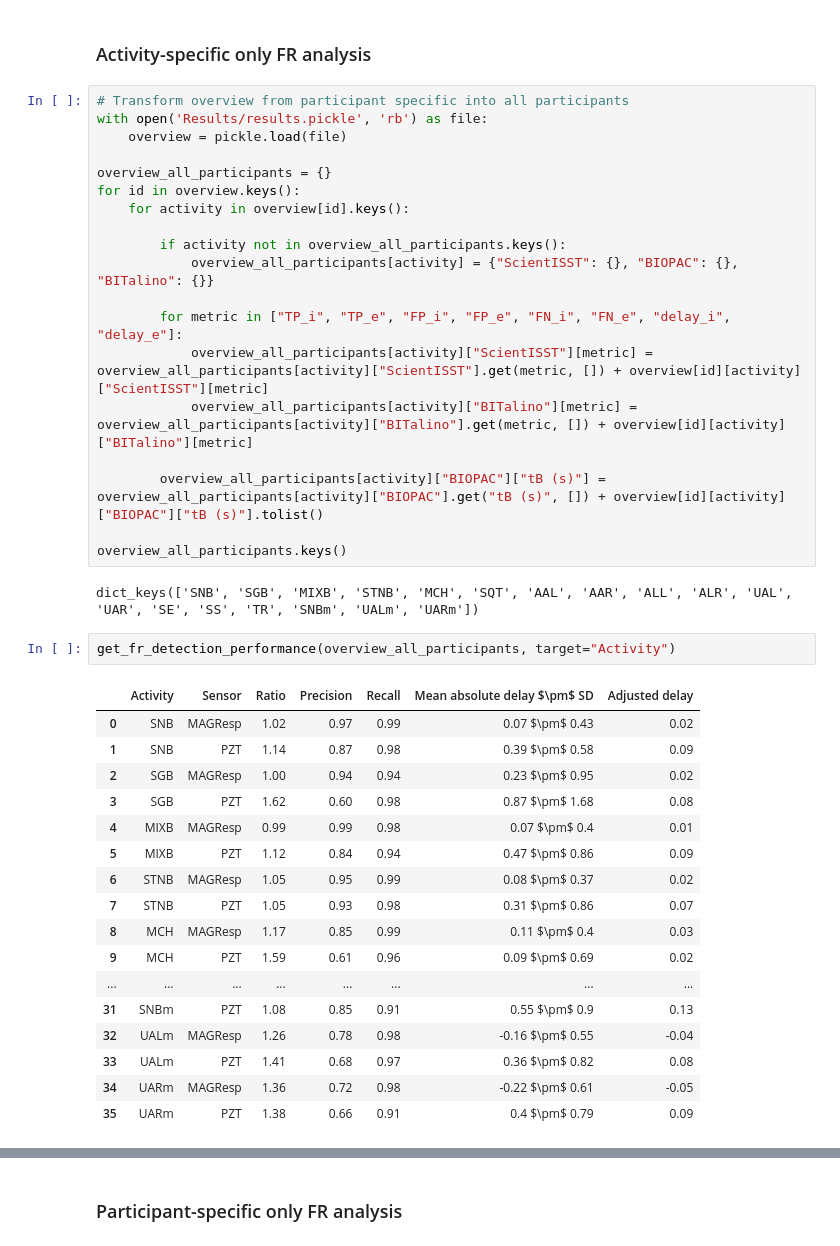
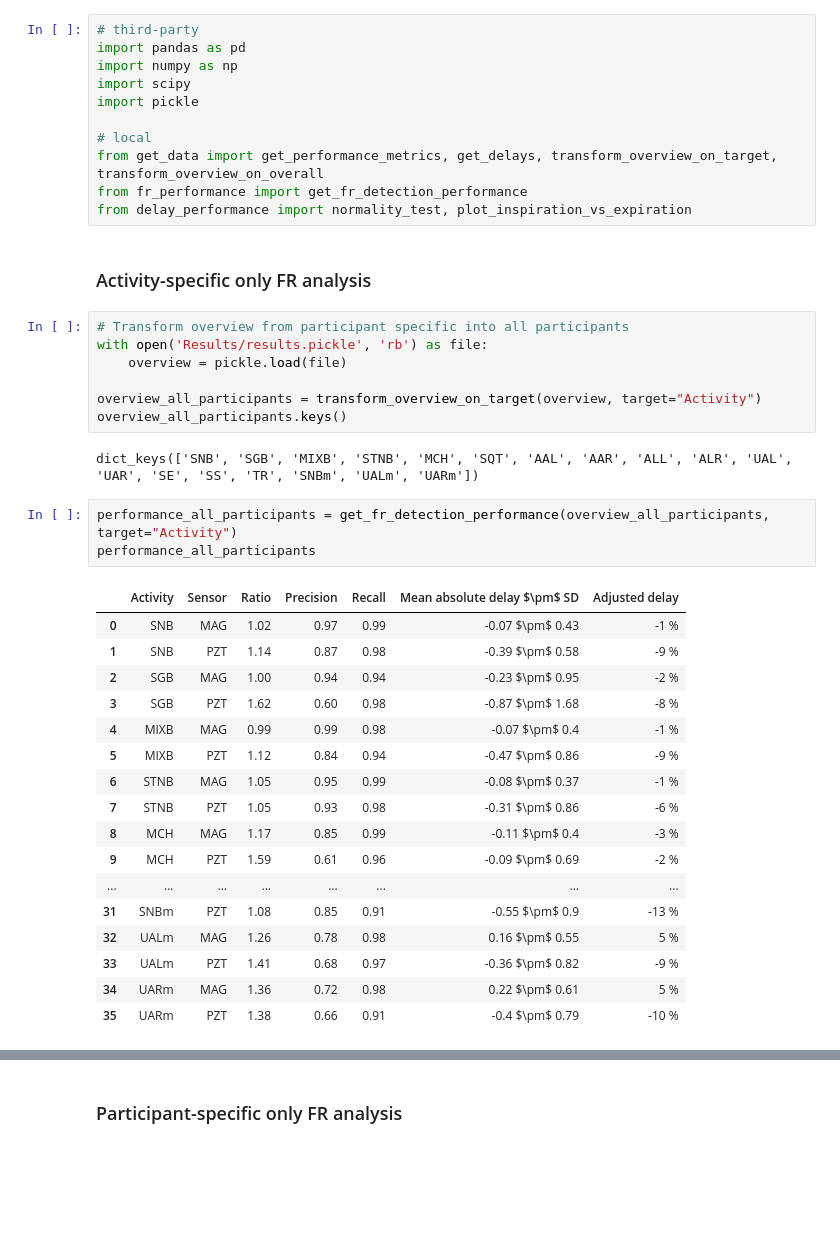
Before and after one commit to anascacais/analysis-RESP-data, a Jupyter notebook: fr_analysis.ipynb, the cells around one changed output, grey strips where cells are left out. Cells and saved outputs as stored; diff of their text form; blank space fills up the shorter version.

Commit message:
add delay analysis

```diff
--- a/fr_analysis.ipynb
+++ b/fr_analysis.ipynb
@@ -84,43 +1,43 @@ def get_fr_detection_performance(overview, target):
+# %%
+# third-party
+import pandas as pd
+import numpy as np
+import scipy
+import pickle
+
+# local
+from get_data import get_performance_metrics, get_delays, transform_overview_on_target, transform_overview_on_overall
+from fr_performance import get_fr_detection_performance
+from delay_performance import normality_test, plot_inspiration_vs_expiration
 # %% [markdown]
 ### Activity-specific only FR analysis
-# %%
-# Transform overview from participant specific into all participants
-with open('Results/results.pickle', 'rb') as file:
-    overview = pickle.load(file)
-
-overview_all_participants = {}
-for id in overview.keys():
-    for activity in overview[id].keys():
-
-        if activity not in overview_all_participants.keys():
-            overview_all_participants[activity] = {"ScientISST": {}, "BIOPAC": {}, "BITalino": {}}
-
-        for metric in ["TP_i", "TP_e", "FP_i", "FP_e", "FN_i", "FN_e", "delay_i", "delay_e"]:
-            overview_all_participants[activity]["ScientISST"][metric] = overview_all_participants[activity]["ScientISST"].get(metric, []) + overview[id][activity]["ScientISST"][metric]
-            overview_all_participants[activity]["BITalino"][metric] = overview_all_participants[activity]["BITalino"].get(metric, []) + overview[id][activity]["BITalino"][metric]
-
-        overview_all_participants[activity]["BIOPAC"]["tB (s)"] = overview_all_participants[activity]["BIOPAC"].get("tB (s)", []) + overview[id][activity]["BIOPAC"]["tB (s)"].tolist()
-
-overview_all_participants.keys()
-# %% [output]
-dict_keys(['SNB', 'SGB', 'MIXB', 'STNB', 'MCH', 'SQT', 'AAL', 'AAR', 'ALL', 'ALR', 'UAL', 'UAR', 'SE', 'SS', 'TR', 'SNBm', 'UALm', 'UARm'])
+# %%
+# Transform overview from participant specific into all participants
+with open('Results/results.pickle', 'rb') as file:
+    overview = pickle.load(file)
+
+overview_all_participants = transform_overview_on_target(overview, target="Activity")
+overview_all_participants.keys()
+# %% [output]
+dict_keys(['SNB', 'SGB', 'MIXB', 'STNB', 'MCH', 'SQT', 'AAL', 'AAR', 'ALL', 'ALR', 'UAL', 'UAR', 'SE', 'SS', 'TR', 'SNBm', 'UALm', 'UARm'])
 # %%
-get_fr_detection_performance(overview_all_participants, target="Activity")
+performance_all_participants = get_fr_detection_performance(overview_all_participants, target="Activity")
+performance_all_participants
 # %% [output]
 |  | Activity | Sensor | Ratio | Precision | Recall | Mean absolute delay $\pm$ SD | Adjusted delay |
-| 0 | SNB | MAGResp | 1.02 | 0.97 | 0.99 | 0.07 $\pm$ 0.43 | 0.02 |
-| 1 | SNB | PZT | 1.14 | 0.87 | 0.98 | 0.39 $\pm$ 0.58 | 0.09 |
-| 2 | SGB | MAGResp | 1.00 | 0.94 | 0.94 | 0.23 $\pm$ 0.95 | 0.02 |
-| 3 | SGB | PZT | 1.62 | 0.60 | 0.98 | 0.87 $\pm$ 1.68 | 0.08 |
-| 4 | MIXB | MAGResp | 0.99 | 0.99 | 0.98 | 0.07 $\pm$ 0.4 | 0.01 |
-| 5 | MIXB | PZT | 1.12 | 0.84 | 0.94 | 0.47 $\pm$ 0.86 | 0.09 |
-| 6 | STNB | MAGResp | 1.05 | 0.95 | 0.99 | 0.08 $\pm$ 0.37 | 0.02 |
-| 7 | STNB | PZT | 1.05 | 0.93 | 0.98 | 0.31 $\pm$ 0.86 | 0.07 |
-| 8 | MCH | MAGResp | 1.17 | 0.85 | 0.99 | 0.11 $\pm$ 0.4 | 0.03 |
-| 9 | MCH | PZT | 1.59 | 0.61 | 0.96 | 0.09 $\pm$ 0.69 | 0.02 |
+| 0 | SNB | MAG | 1.02 | 0.97 | 0.99 | -0.07 $\pm$ 0.43 | -1 % |
+| 1 | SNB | PZT | 1.14 | 0.87 | 0.98 | -0.39 $\pm$ 0.58 | -9 % |
+| 2 | SGB | MAG | 1.00 | 0.94 | 0.94 | -0.23 $\pm$ 0.95 | -2 % |
+| 3 | SGB | PZT | 1.62 | 0.60 | 0.98 | -0.87 $\pm$ 1.68 | -8 % |
+| 4 | MIXB | MAG | 0.99 | 0.99 | 0.98 | -0.07 $\pm$ 0.4 | -1 % |
+| 5 | MIXB | PZT | 1.12 | 0.84 | 0.94 | -0.47 $\pm$ 0.86 | -9 % |
+| 6 | STNB | MAG | 1.05 | 0.95 | 0.99 | -0.08 $\pm$ 0.37 | -1 % |
+| 7 | STNB | PZT | 1.05 | 0.93 | 0.98 | -0.31 $\pm$ 0.86 | -6 % |
+| 8 | MCH | MAG | 1.17 | 0.85 | 0.99 | -0.11 $\pm$ 0.4 | -3 % |
+| 9 | MCH | PZT | 1.59 | 0.61 | 0.96 | -0.09 $\pm$ 0.69 | -2 % |
 | ... | ... | ... | ... | ... | ... | ... | ... |
-| 31 | SNBm | PZT | 1.08 | 0.85 | 0.91 | 0.55 $\pm$ 0.9 | 0.13 |
-| 32 | UALm | MAGResp | 1.26 | 0.78 | 0.98 | -0.16 $\pm$ 0.55 | -0.04 |
-| 33 | UALm | PZT | 1.41 | 0.68 | 0.97 | 0.36 $\pm$ 0.82 | 0.08 |
-| 34 | UARm | MAGResp | 1.36 | 0.72 | 0.98 | -0.22 $\pm$ 0.61 | -0.05 |
-| 35 | UARm | PZT | 1.38 | 0.66 | 0.91 | 0.4 $\pm$ 0.79 | 0.09 |
+| 31 | SNBm | PZT | 1.08 | 0.85 | 0.91 | -0.55 $\pm$ 0.9 | -13 % |
+| 32 | UALm | MAG | 1.26 | 0.78 | 0.98 | 0.16 $\pm$ 0.55 | 5 % |
+| 33 | UALm | PZT | 1.41 | 0.68 | 0.97 | -0.36 $\pm$ 0.82 | -9 % |
+| 34 | UARm | MAG | 1.36 | 0.72 | 0.98 | 0.22 $\pm$ 0.61 | 5 % |
+| 35 | UARm | PZT | 1.38 | 0.66 | 0.91 | -0.4 $\pm$ 0.79 | -10 % |
```
Also changed, not shown: parts of 17 cells of this notebook, 4 other files.
